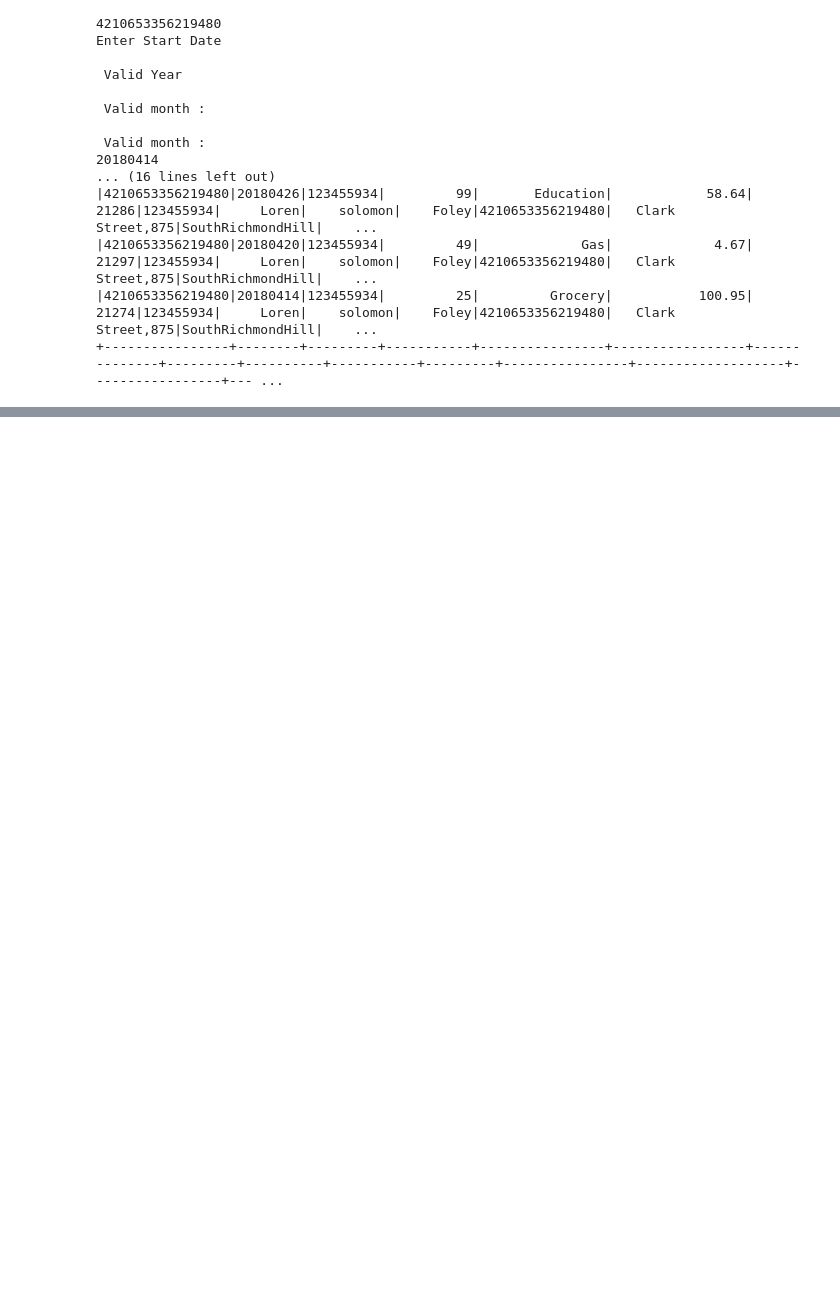
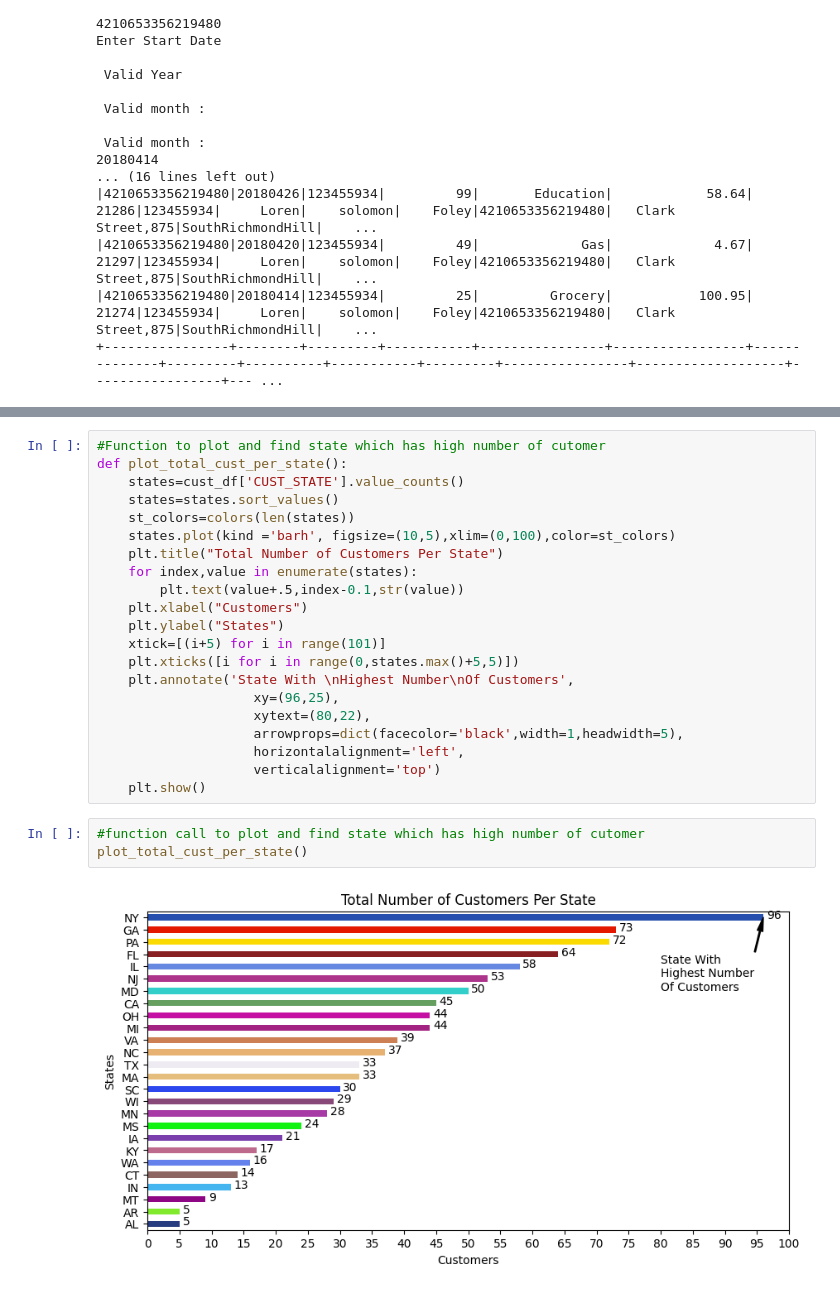
Before and after one commit to nighotY/capstone_project, a Jupyter notebook: dataeng_capstone.ipynb, the cells around one changed output, grey strips where cells are left out. Saved outputs shown, nothing was run; the diff lists cells and outputs as text; blank space fills up the shorter version.

```diff
--- a/dataeng_capstone.ipynb
+++ b/dataeng_capstone.ipynb
@@ -916,0 +980,26 @@ print(cl)
+# %%
+#Function to plot and find state which has high number of cutomer
+def plot_total_cust_per_state():
+    states=cust_df['CUST_STATE'].value_counts()
+    states=states.sort_values()
+    st_colors=colors(len(states))
+    states.plot(kind ='barh', figsize=(10,5),xlim=(0,100),color=st_colors)
+    plt.title("Total Number of Customers Per State")
+    for index,value in enumerate(states):
+        plt.text(value+.5,index-0.1,str(value))
+    plt.xlabel("Customers")
+    plt.ylabel("States")
+    xtick=[(i+5) for i in range(101)]
+    plt.xticks([i for i in range(0,states.max()+5,5)])
+    plt.annotate('State With \nHighest Number\nOf Customers',
+                    xy=(96,25),
+                    xytext=(80,22),
+                    arrowprops=dict(facecolor='black',width=1,headwidth=5),
+                    horizontalalignment='left',
+                    verticalalignment='top')
+    plt.show()
+# %%
+#function call to plot and find state which has high number of cutomer
+plot_total_cust_per_state()
+# %% [output]
+[figure, added]
```
Also changed, not shown: parts of 22 cells of this notebook.
